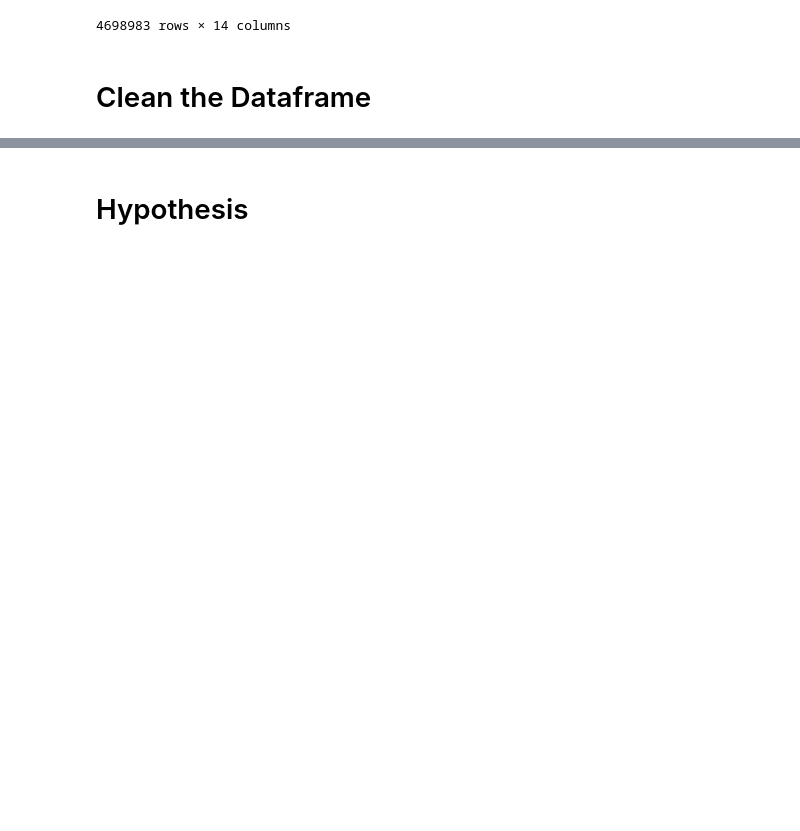
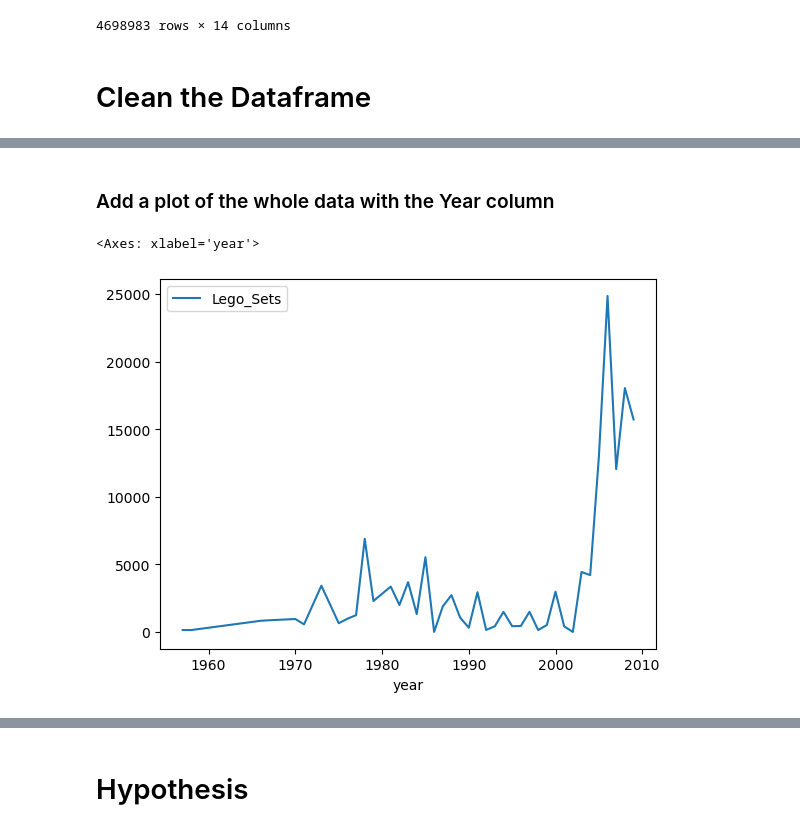
Before and after one commit to AlexOrtiz5/Project-1, a Jupyter notebook: Lego_Sets.ipynb, the cells around one changed output, grey strips where cells are left out. Cells and saved outputs as stored; diff of their text form; code cells hidden in the pictures; blank space fills up the shorter version.

```diff
--- a/Lego_Sets.ipynb
+++ b/Lego_Sets.ipynb
@@ -52,3 +54,10 @@ Clean_Lego_df
 | 4698684 | 2017 | Police | High-speed Chase | https://cdn.rebrickable.com/media... | Minifig Accessories | Headwear Accessory Visor For Stan... | Plastic | Brown | ... |
 | 4698685 | 2017 | Police | High-speed Chase | https://cdn.rebrickable.com/media... | Minifig Accessories | Headwear Accessory Visor For Stan... | Plastic | Trans-Green | ... |
 2329508 rows × 14 columns
+# %% [markdown]
+### Add a plot of the whole data with the Year column
+# %%
+Clean_Lego_df.query('year < 2010').groupby(['year']).size().reset_index(name='Lego_Sets').dropna().sort_values('year').plot.line(x='year', y='Lego_Sets')
+# %% [output]
+<Axes: xlabel='year'>
+[figure, added]
```
Also changed, not shown: parts of 13 cells of this notebook, 1 other file.
